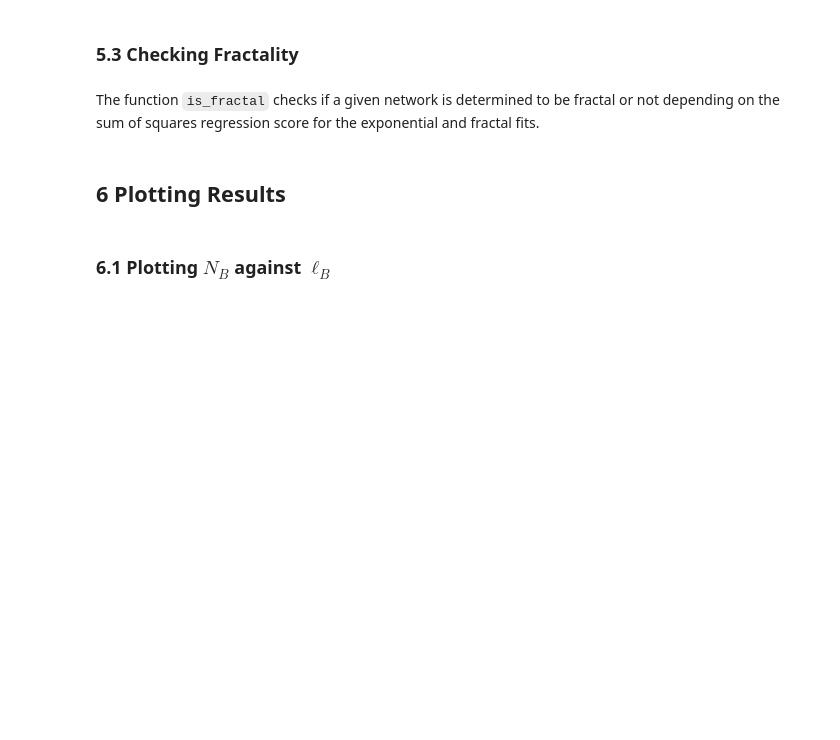
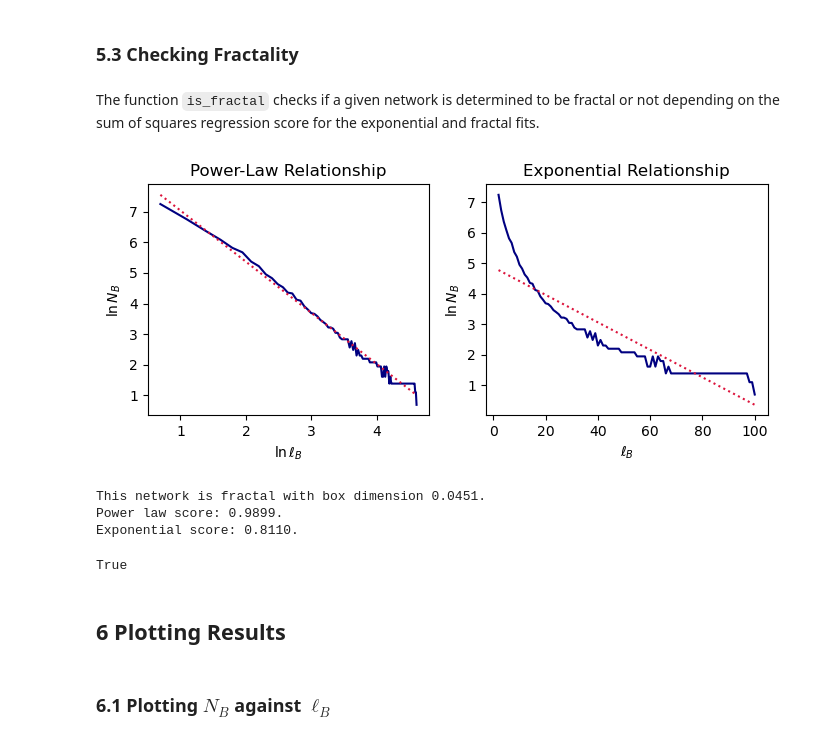
Before and after one commit to katherinehamilton/fractalnetworks, a Jupyter notebook: box-covering.ipynb, the cells around one changed output. Cells and saved outputs as stored; diff of their text form; code cells hidden in the pictures; blank space fills up the shorter version.

Commit message:
Improvements to the determining fractality method.

```diff
--- a/box-covering.ipynb
+++ b/box-covering.ipynb
@@ -1581,4 +1583,12 @@ def find_best_fit_iteratively(x, y, method, linspace_N=100, A_min=0, A_max=10000
 <h3> 5.3 Checking Fractality
 # %% [markdown]
 The function `is_fractal` checks if a given network is determined to be fractal or not depending on the sum of squares regression score for the exponential and fractal fits.
+# %%
+is_fractal('result-files/real-world/road/road_minnesota_results', plot=True, verbose=True, save_path='../../Figures/Road Network Fractality.png')
+# %% [output]
+[figure, added]
+This network is fractal with box dimension 0.0451.
+Power law score: 0.9899.
+Exponential score: 0.8110.
+True
 # %%
```
Also changed, not shown: parts of 2 cells of this notebook, 1 other file.
